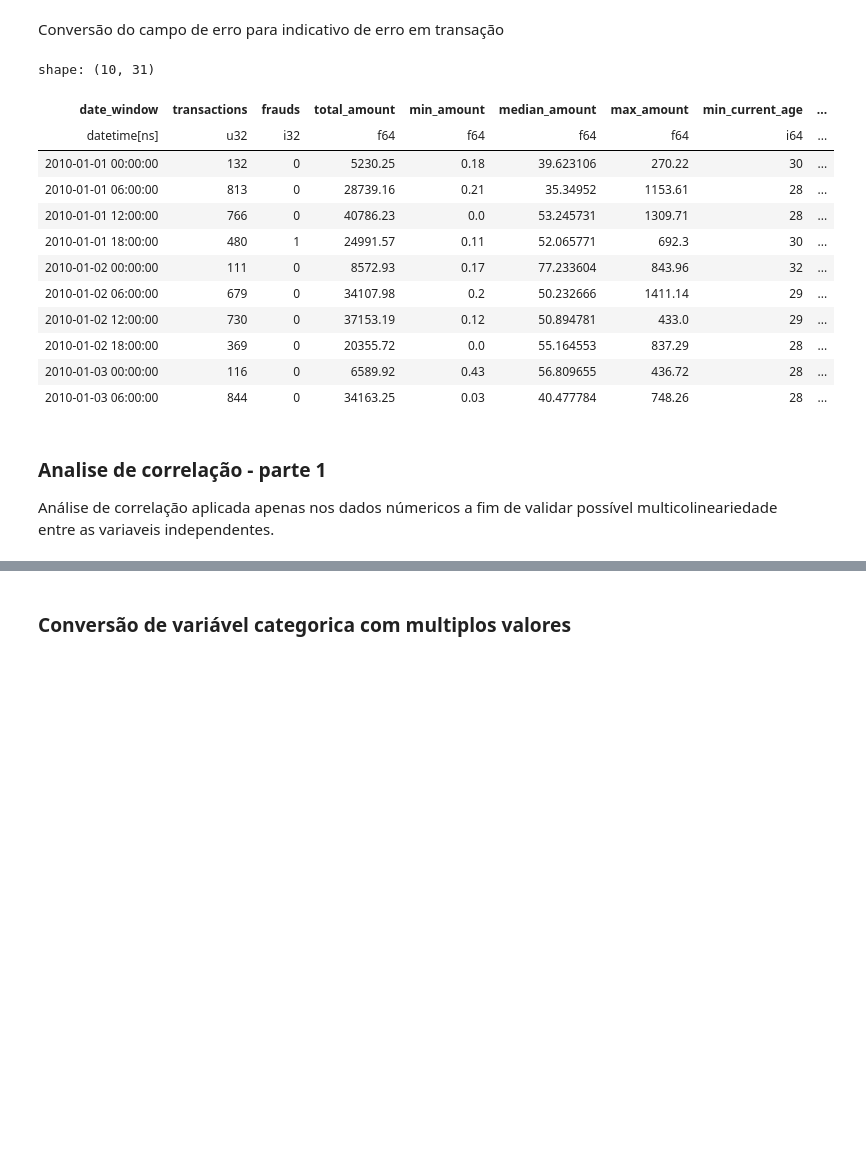
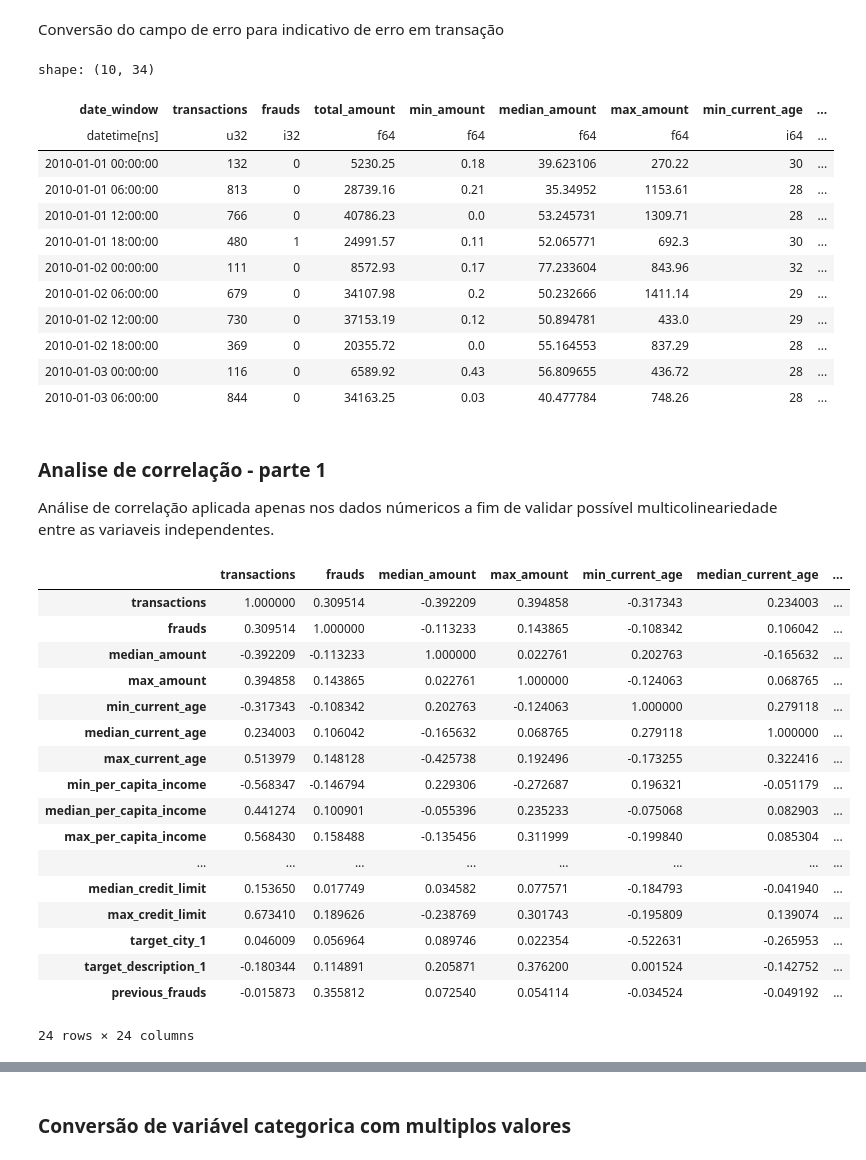
Before and after one commit to Angelicogfa/tcc_mba_datascience_analytics_usp_esalq, a Jupyter notebook: 03-modelagem_dados.ipynb, the cells around one changed output, grey strips where cells are left out. Cells and saved outputs as stored; diff of their text form; code cells hidden in the pictures; blank space fills up the shorter version.

```diff
--- a/03-modelagem_dados.ipynb
+++ b/03-modelagem_dados.ipynb
@@ -262,7 +262,7 @@ def create_cluster_target_fields(df: pl.DataFrame, group_column_name: str, targe
   return df_cat_group.select([group_column_name, TARGET_CLUSTER_COLUMN]).to_dummies(columns=[TARGET_CLUSTER_COLUMN], drop_first=drop_first)
 # %%
 for column in ['city', 'country', 'description']:
-  df_target_cat = create_cluster_target_fields(df, column, 'target', drop_first=True)
+  df_target_cat = create_cluster_target_fields(df, column, 'target', drop_first=False)
   df_with_cat = df.select(['date_window', column]).join(df_target_cat, on=column, how='left').drop(column)
   df_with_cat = df_with_cat.group_by('date_window').sum()
   df_with_cat = df_with_cat.with_columns(
@@ -274,7 +274,7 @@ for column in ['city', 'country', 'description']:
   df_model = df_model.join(df_with_cat, on='date_window', how='left')
 df_model.head(10)
 # %% [output]
-shape: (10, 31)
+shape: (10, 34)
 | date_window | transactions | frauds | total_amount | min_amount | median_amount | max_amount | min_current_age | ... |
 | datetime[ns] | u32 | i32 | f64 | f64 | f64 | f64 | i64 | ... |
 | 2010-01-01 00:00:00 | 132 | 0 | 5230.25 | 0.18 | 39.623106 | 270.22 | 30 | ... |
@@ -296,6 +296,27 @@ shape: (10, 31)
 ### Analise de correlação - parte 1
 
 Análise de correlação aplicada apenas nos dados númericos a fim de validar possível multicolineariedade entre as variaveis independentes.
+# %%
+corr
+# %% [output]
+|  | transactions | frauds | median_amount | max_amount | min_current_age | median_current_age | ... |
+| transactions | 1.000000 | 0.309514 | -0.392209 | 0.394858 | -0.317343 | 0.234003 | ... |
+| frauds | 0.309514 | 1.000000 | -0.113233 | 0.143865 | -0.108342 | 0.106042 | ... |
+| median_amount | -0.392209 | -0.113233 | 1.000000 | 0.022761 | 0.202763 | -0.165632 | ... |
+| max_amount | 0.394858 | 0.143865 | 0.022761 | 1.000000 | -0.124063 | 0.068765 | ... |
+| min_current_age | -0.317343 | -0.108342 | 0.202763 | -0.124063 | 1.000000 | 0.279118 | ... |
+| median_current_age | 0.234003 | 0.106042 | -0.165632 | 0.068765 | 0.279118 | 1.000000 | ... |
+| max_current_age | 0.513979 | 0.148128 | -0.425738 | 0.192496 | -0.173255 | 0.322416 | ... |
+| min_per_capita_income | -0.568347 | -0.146794 | 0.229306 | -0.272687 | 0.196321 | -0.051179 | ... |
+| median_per_capita_income | 0.441274 | 0.100901 | -0.055396 | 0.235233 | -0.075068 | 0.082903 | ... |
+| max_per_capita_income | 0.568430 | 0.158488 | -0.135456 | 0.311999 | -0.199840 | 0.085304 | ... |
+| ... | ... | ... | ... | ... | ... | ... | ... |
+| median_credit_limit | 0.153650 | 0.017749 | 0.034582 | 0.077571 | -0.184793 | -0.041940 | ... |
+| max_credit_limit | 0.673410 | 0.189626 | -0.238769 | 0.301743 | -0.195809 | 0.139074 | ... |
+| target_city_1 | 0.046009 | 0.056964 | 0.089746 | 0.022354 | -0.522631 | -0.265953 | ... |
+| target_description_1 | -0.180344 | 0.114891 | 0.205871 | 0.376200 | 0.001524 | -0.142752 | ... |
+| previous_frauds | -0.015873 | 0.355812 | 0.072540 | 0.054114 | -0.034524 | -0.049192 | ... |
+24 rows × 24 columns
 # %%
 corr = df_model.to_pandas().drop(columns=['date_window']).corr()
 
```
Also changed, not shown: parts of 8 cells of this notebook.
